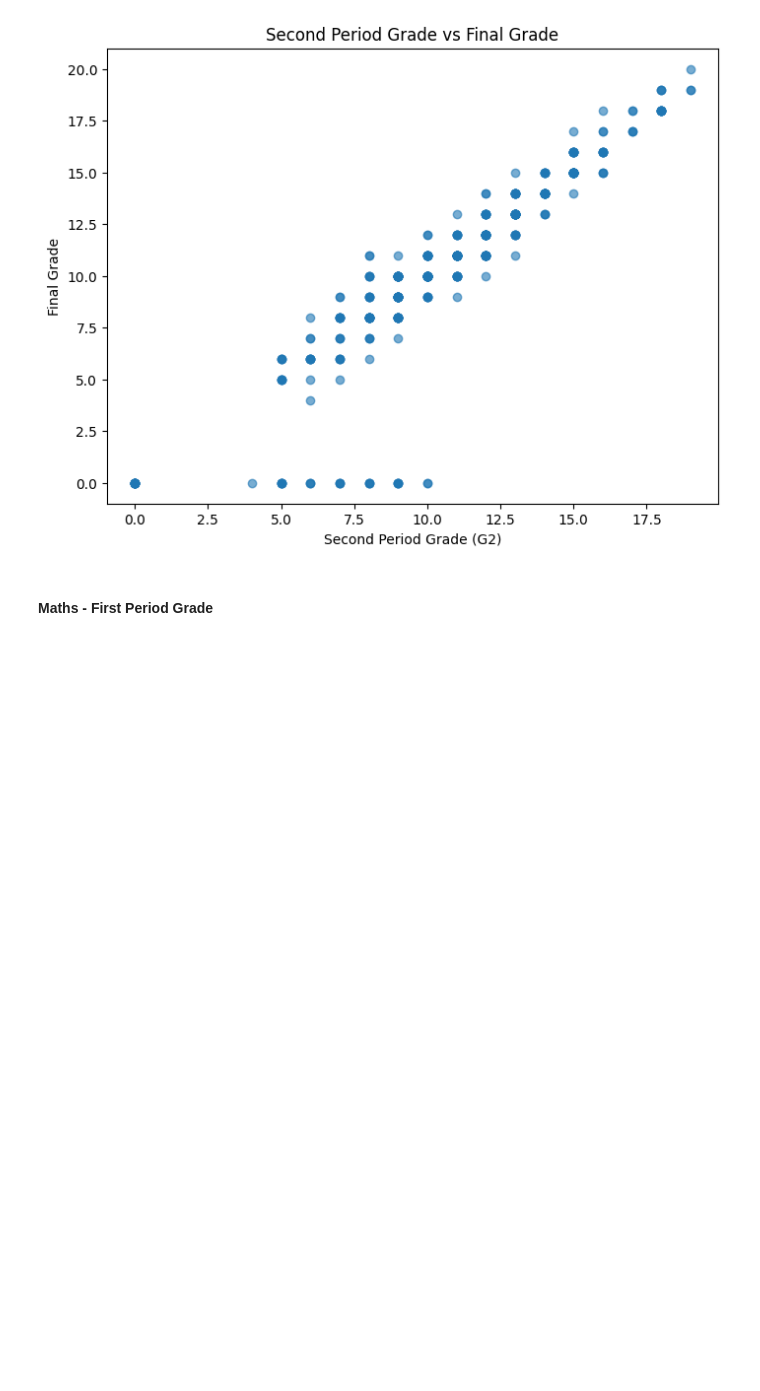
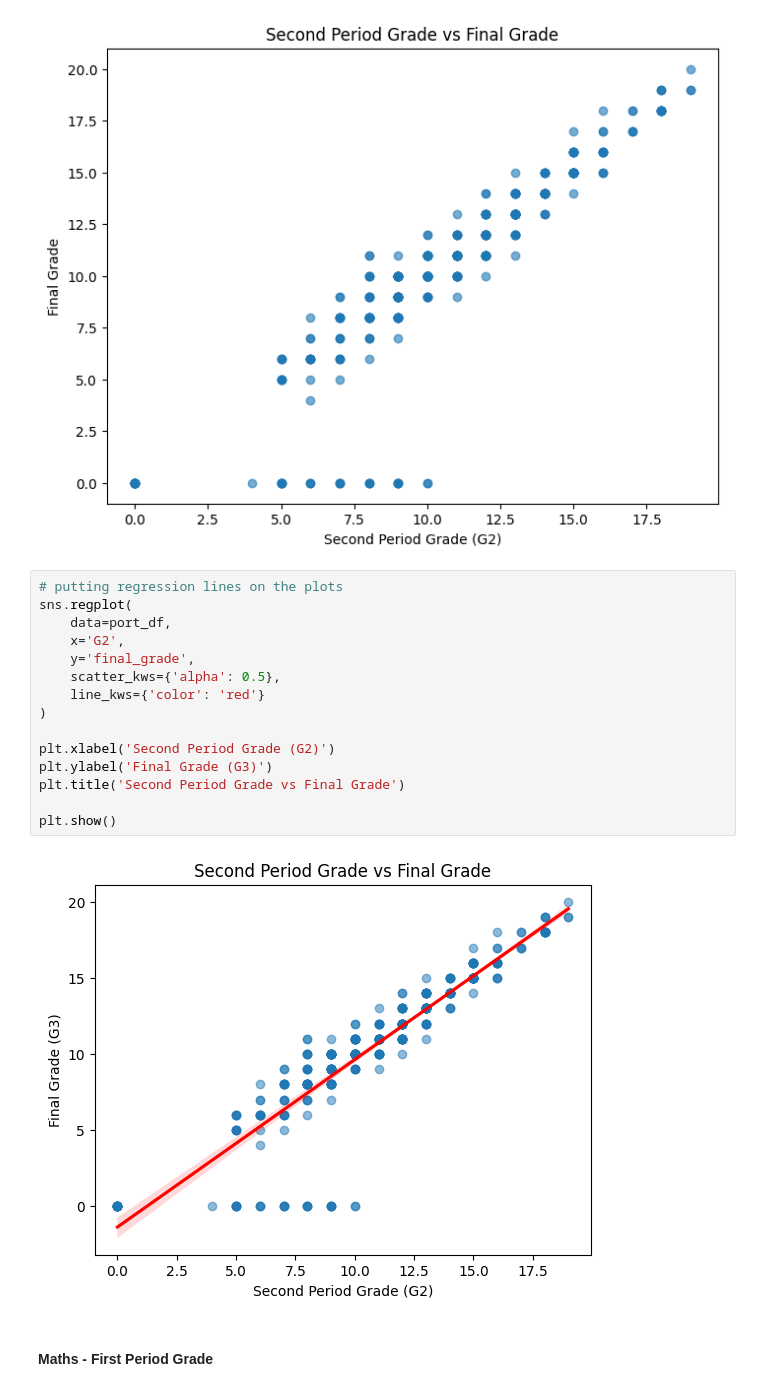
Before and after one commit to tingly-amua/Student-Performance-Analysis, a Jupyter notebook: EDA.ipynb, the cells around one changed output. Drawn from its saved outputs; the diff is of its cells as text; blank space fills up the shorter version.

Commit message:
plot regression lines

```diff
--- a/EDA.ipynb
+++ b/EDA.ipynb
@@ -471,6 +471,23 @@ plt.title('Second Period Grade vs Final Grade')
 plt.show()
 # %% [output]
 [figure]
+# %%
+# putting regression lines on the plots
+sns.regplot(
+    data=port_df,
+    x='G2',
+    y='final_grade',
+    scatter_kws={'alpha': 0.5},
+    line_kws={'color': 'red'}
+)
+
+plt.xlabel('Second Period Grade (G2)')
+plt.ylabel('Final Grade (G3)')
+plt.title('Second Period Grade vs Final Grade')
+
+plt.show()
+# %% [output]
+[figure, added]
 # %% [markdown]
 #### Maths - First Period Grade
 # %%
```
Also changed, not shown: parts of 1 cell of this notebook.
